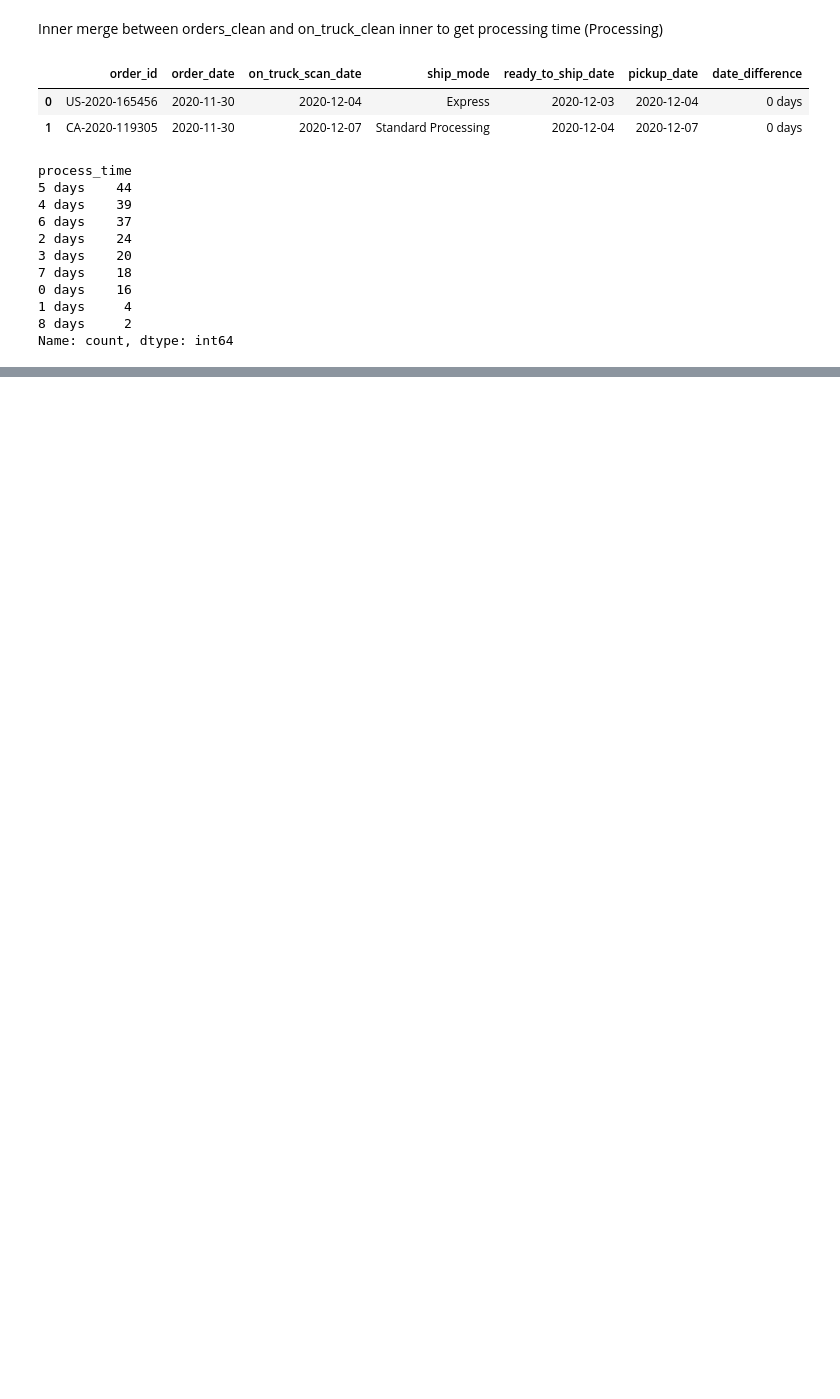
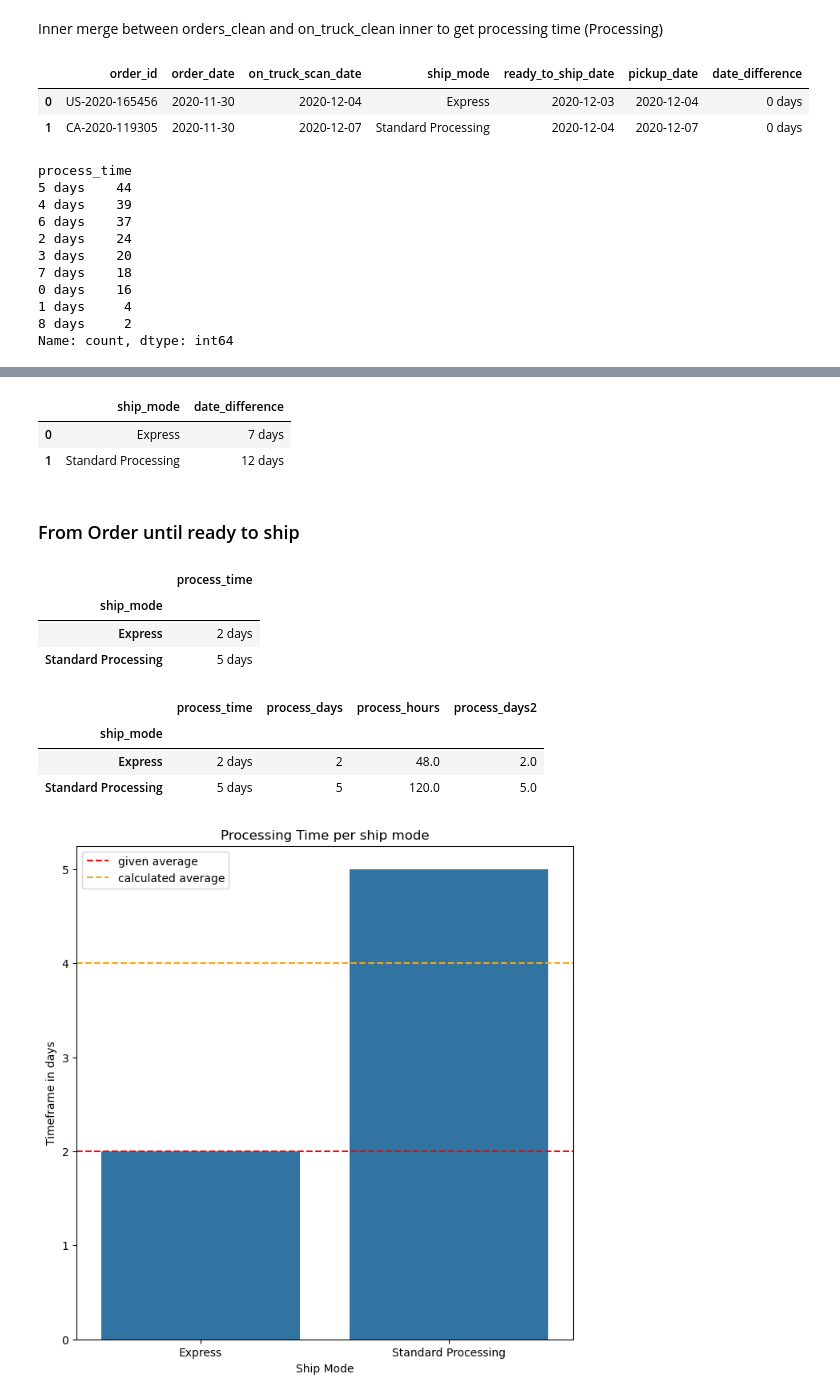
Before and after one commit to franziskatoll/da-muesli-project, a Jupyter notebook: Franzi.ipynb, the cells around one changed output, grey strips where cells are left out. Cells and saved outputs as stored; diff of their text form; code cells hidden in the pictures; blank space fills up the shorter version.

```diff
--- a/Franzi.ipynb
+++ b/Franzi.ipynb
@@ -274,0 +361,3 @@ pickup_truck_comp.groupby(['ship_mode']).agg({'process_time':'mean'})
+# %%
+pickup_truck_comp['time_ready_leave'] = pickup_truck_comp['on_truck_scan_date'] - pickup_truck_comp['ready_to_ship_date']
+pickup_truck_comp.value_counts('time_ready_leave')
@@ -274,0 +464,48 @@ pickup_truck_comp.groupby(['ship_mode']).agg({'process_time':'mean'})
+# %%
+delivery2 = on_truck_clean.merge(delivered_clean, how="inner", on="order_id")
+delivery2["date_difference"] = delivery2["arrival_scan_date"] - delivery2["order_date"]
+total_time_by_mode2 = delivery2.groupby('ship_mode')['date_difference'].median().reset_index().round()
+total_time_by_mode2
+# %% [output]
+|  | ship_mode | date_difference |
+| 0 | Express | 7 days |
+| 1 | Standard Processing | 12 days |
+# %% [markdown]
+### From Order until ready to ship
+# %%
+time_by_mode2 = pickup_truck_comp.groupby(['ship_mode']).agg({'process_time':'median'})
+time_by_mode2
+# %% [output]
+|  | process_time |
+| ship_mode |  |
+| Express | 2 days |
+| Standard Processing | 5 days |
+# %%
+time_by_mode2['process_days'] = time_by_mode2['process_time'].dt.days
+# %%
+time_by_mode2['process_hours'] = time_by_mode2['process_time'] / pd.Timedelta(hours=1)
+time_by_mode2['process_days2'] = (time_by_mode2['process_hours'] / 24).round(1)
+# %%
+time_by_mode2.head()
+# %% [output]
+|  | process_time | process_days | process_hours | process_days2 |
+| ship_mode |  |  |  |  |
+| Express | 2 days | 2 | 48.0 | 2.0 |
+| Standard Processing | 5 days | 5 | 120.0 | 5.0 |
+# %%
+plt.figure(figsize=(8, 8))
+sns.barplot(time_by_mode2, x='ship_mode', y='process_days')
+
+# Adding a red horizontal line at a fixed y value
+plt.axhline(y=2, color='red', linestyle='--', label='given average')
+plt.axhline(y=4, color='orange', linestyle='--', label='calculated average')
+
+# Setting labels and title
+plt.xlabel('Ship Mode')
+plt.ylabel('Timeframe in days')
+plt.title('Processing Time per ship mode')
+plt.legend()
+
+plt.show()
+# %% [output]
+[figure, added]
```
Also changed, not shown: parts of 51 cells of this notebook.
